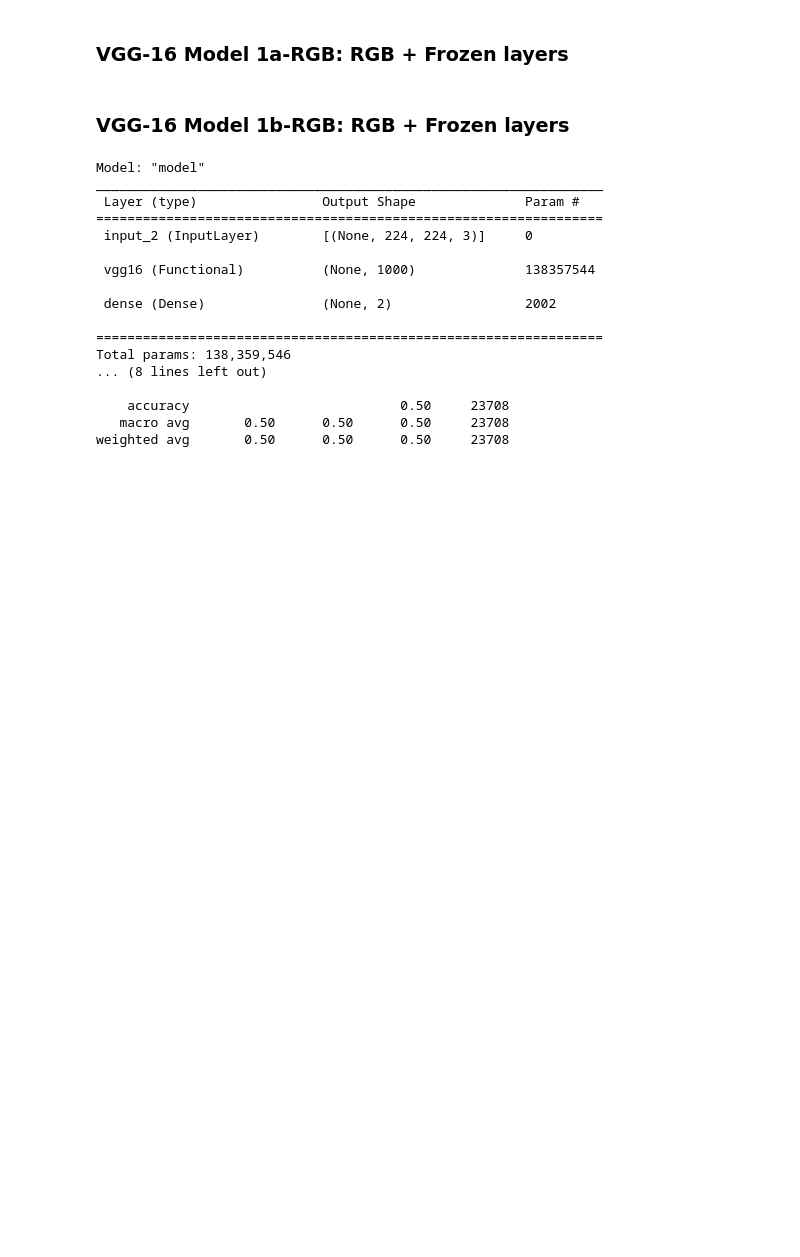
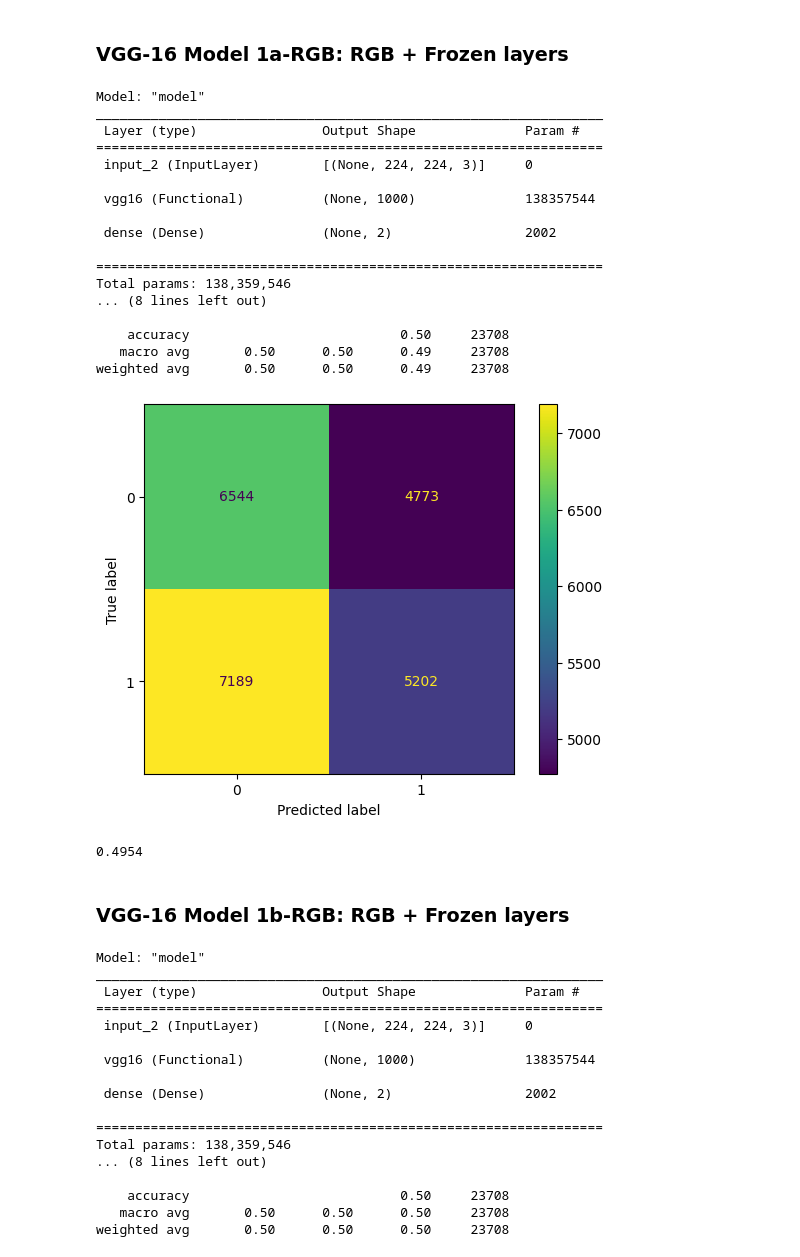
Before and after one commit to PatrickKudo/gender_image_classification, a Jupyter notebook: Test Set Evaluation - Gender Classification models.ipynb, the cells around one changed output. Saved outputs shown, nothing was run; the diff lists cells and outputs as text; code cells hidden in the pictures; blank space fills up the shorter version.

```diff
--- a/Test Set Evaluation - Gender Classification models.ipynb
+++ b/Test Set Evaluation - Gender Classification models.ipynb
@@ -133,3 +203,25 @@ weighted avg       0.50      0.51      0.50     23708
+# %%
+reload_predict(M1a_rgb, test_ds_rgb, test_labels)
+# %% [output]
+Model: "model"
+_________________________________________________________________
+ Layer (type)                Output Shape              Param #
+=================================================================
+ input_2 (InputLayer)        [(None, 224, 224, 3)]     0
+
+ vgg16 (Functional)          (None, 1000)              138357544
+
+ dense (Dense)               (None, 2)                 2002
+
+=================================================================
+Total params: 138,359,546
+... (8 lines left out)
+
+    accuracy                           0.50     23708
+   macro avg       0.50      0.50      0.49     23708
+weighted avg       0.50      0.50      0.49     23708
+[figure, added]
+0.4954
 # %% [markdown]
 ### VGG-16 Model 1b-RGB: RGB + Frozen layers
 # %%
```
Also changed, not shown: parts of 20 cells of this notebook.
